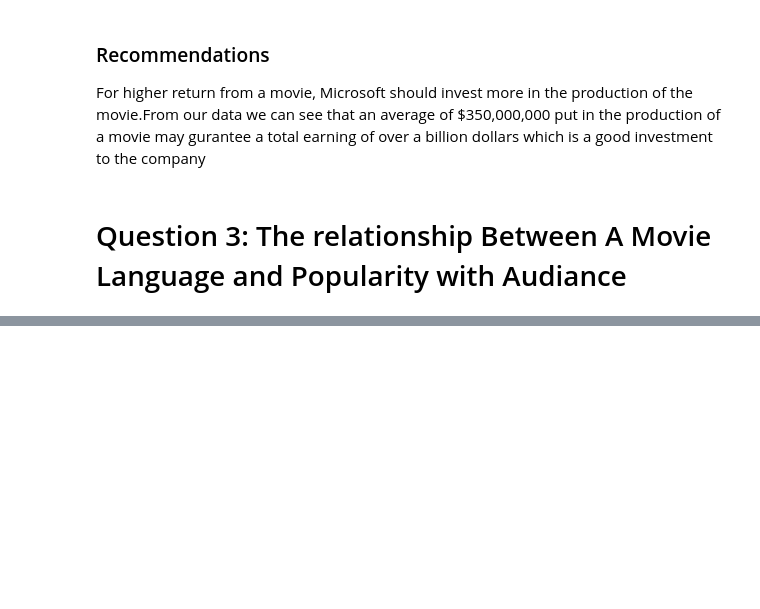
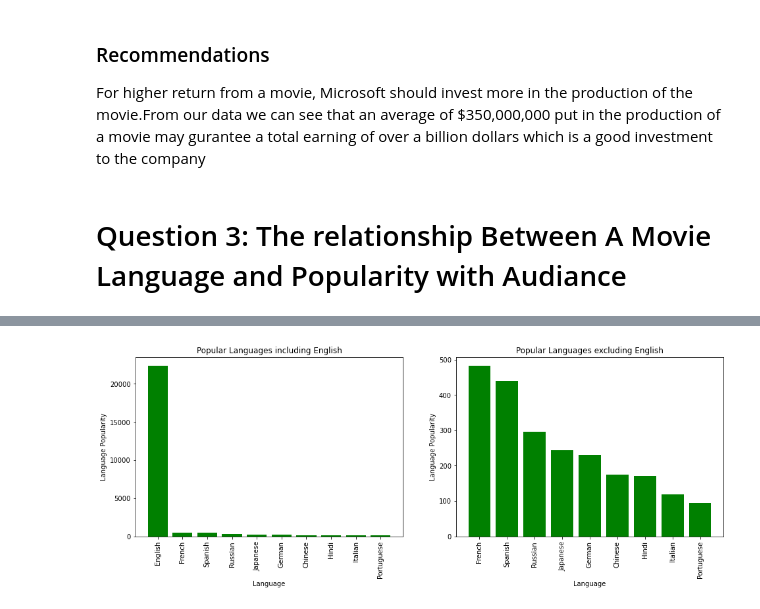
Before and after one commit to HSimiyu/Movie-Data-Analysis, a Jupyter notebook: student.ipynb, the cells around one changed output, grey strips where cells are left out. Drawn from its saved outputs; the diff is of its cells as text; code cells hidden in the pictures; blank space fills up the shorter version.

Commit message:
Finish analysing data and answer all questions

```diff
--- a/student.ipynb
+++ b/student.ipynb
@@ -509,0 +533,4 @@ For higher return from a movie, Microsoft should invest more in the production o
+# %%
+movie_data = movie_data.drop_duplicates()
+
+movie_data.info()
@@ -509,0 +561,21 @@ For higher return from a movie, Microsoft should invest more in the production o
+# %%
+# creating a dictionary to store the correct languages names and use it to replace the top_languages data
+language_names = {
+    'en': 'English',
+    'fr': 'French',
+    'es': 'Spanish',
+    'ru': 'Russian',
+    'ja': 'Japanese',
+    'de': 'German',
+    'zh': 'Chinese',
+    'hi': 'Hindi',
+    'it': 'Italian',
+    'pt': 'Portuguese'
+}
+# %%
+movie_data['original_language'] = movie_data['original_language'].replace(language_names)
+
+# repeat the code execution to capture the right names
+top_languages = movie_data['original_language'].value_counts().head(10)
+
+top_languages
@@ -509,0 +598,21 @@ For higher return from a movie, Microsoft should invest more in the production o
+# %%
+# 1st Plot to show Popular Language
+fig, (ax1,ax2) = plt.subplots(ncols=2, figsize=(16, 5))
+
+# Plot data
+ax1.bar(top_languages.index, top_languages.values, color='green')
+ax2.bar(top_languages.index[1:], top_languages.values[1:], color='green')
+
+# Customizing the first subplot appearance
+ax1.tick_params(axis="x", labelrotation=90)
+ax1.set_xlabel("Language")
+ax1.set_ylabel("Language Popularity")
+ax1.set_title("Popular Languages including English")
+
+#Customizing the second subplot appearence
+ax2.tick_params(axis="x", labelrotation=90)
+ax2.set_xlabel("Language")
+ax2.set_ylabel("Language Popularity")
+ax2.set_title("Popular Languages excluding English");
+# %% [output]
+[figure, added]
```
Also changed, not shown: parts of 22 cells of this notebook.
